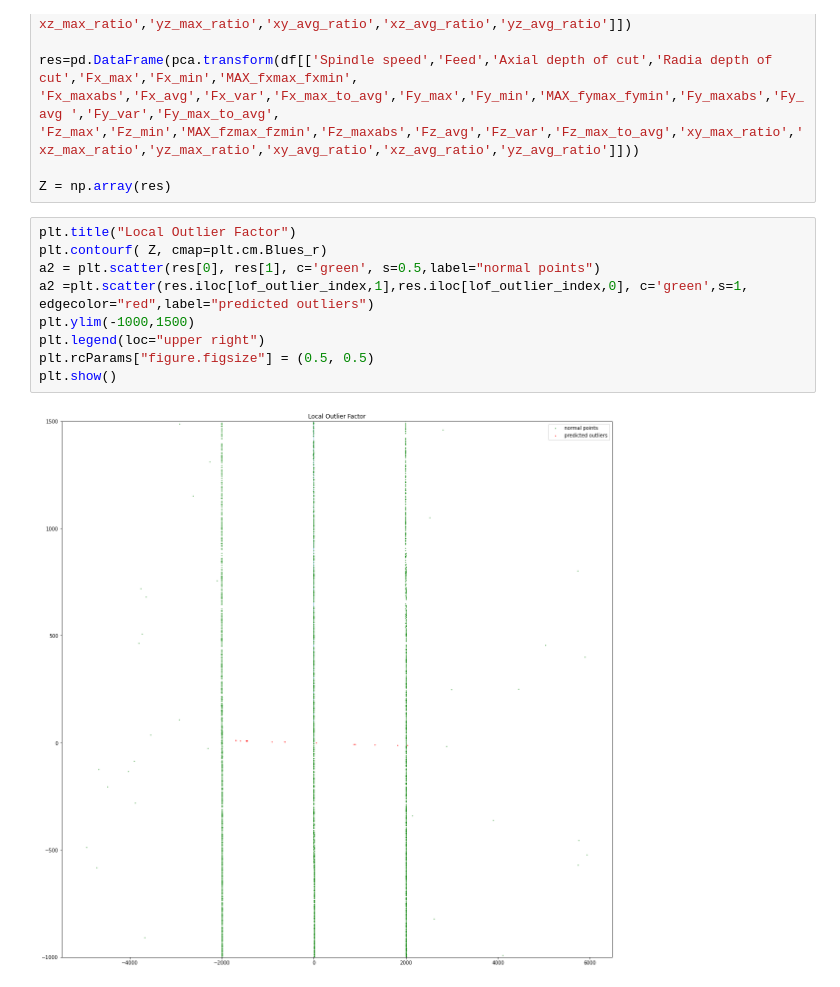
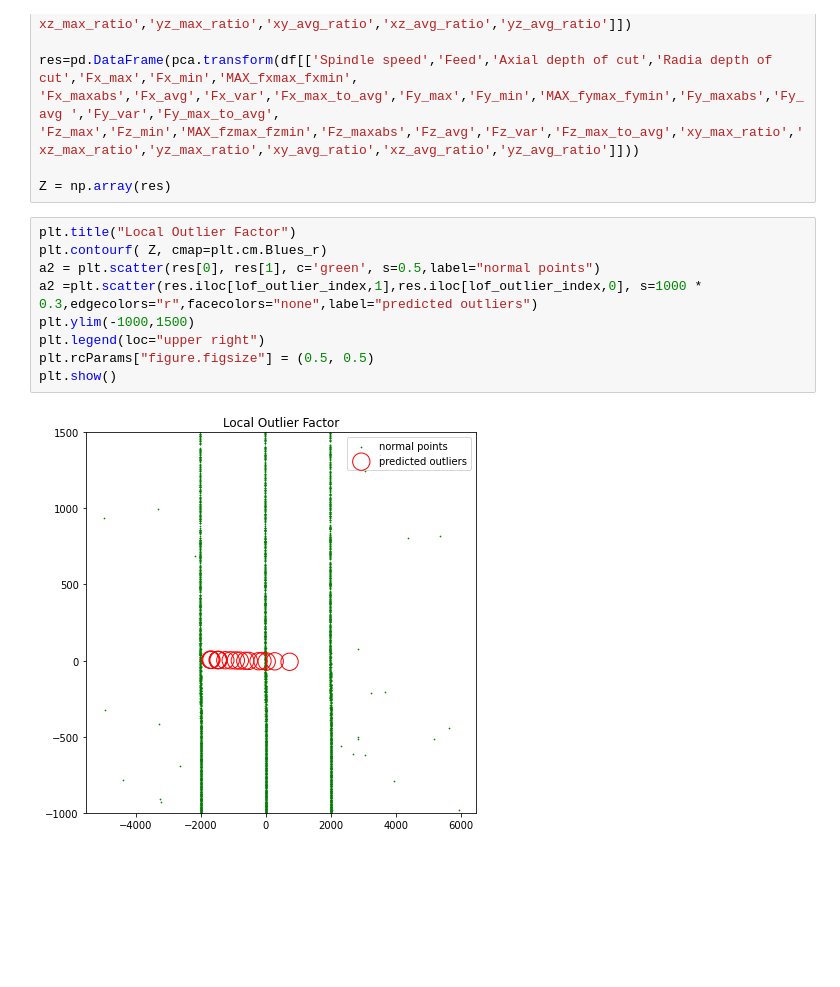
Before and after one commit to acy23/492_anomalydetection, a Jupyter notebook: anomaly_detect.ipynb, the cells around one changed output. Saved outputs shown, nothing was run; the diff lists cells and outputs as text; blank space fills up the shorter version.

```diff
--- a/anomaly_detect.ipynb
+++ b/anomaly_detect.ipynb
@@ -325,11 +325,11 @@ Z = np.array(res)
 # %%
 plt.title("Local Outlier Factor")
 plt.contourf( Z, cmap=plt.cm.Blues_r)
 a2 = plt.scatter(res[0], res[1], c='green', s=0.5,label="normal points")
-a2 =plt.scatter(res.iloc[lof_outlier_index,1],res.iloc[lof_outlier_index,0], c='green',s=1,  edgecolor="red",label="predicted outliers")
+a2 =plt.scatter(res.iloc[lof_outlier_index,1],res.iloc[lof_outlier_index,0], s=1000 * 0.3,edgecolors="r",facecolors="none",label="predicted outliers")
 plt.ylim(-1000,1500)
 plt.legend(loc="upper right")
 plt.rcParams["figure.figsize"] = (0.5, 0.5)
 plt.show()
 # %% [output]
-[figure, old version]
+[figure, new version]
```
Also changed, not shown: parts of 1 cell of this notebook.
